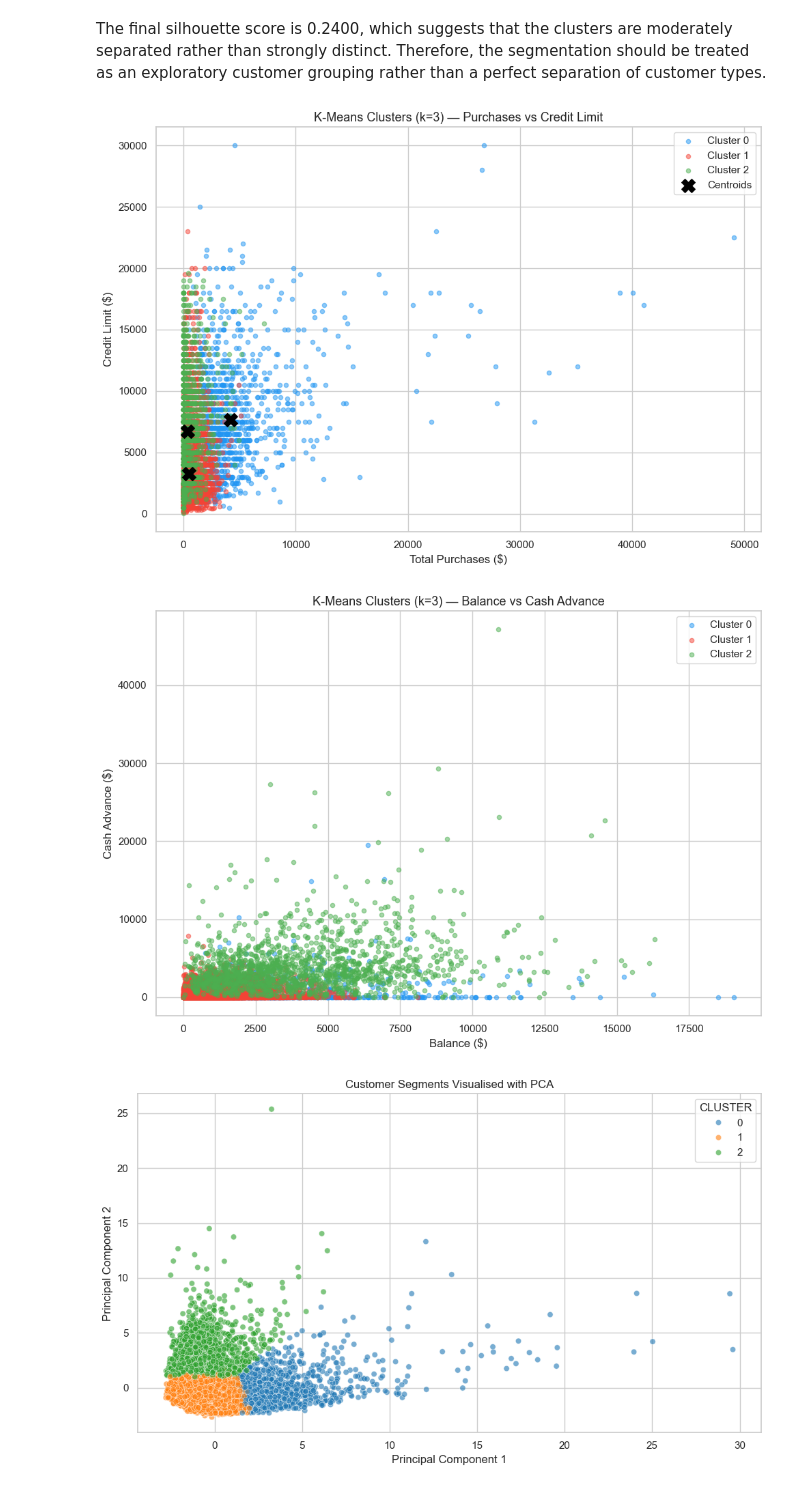
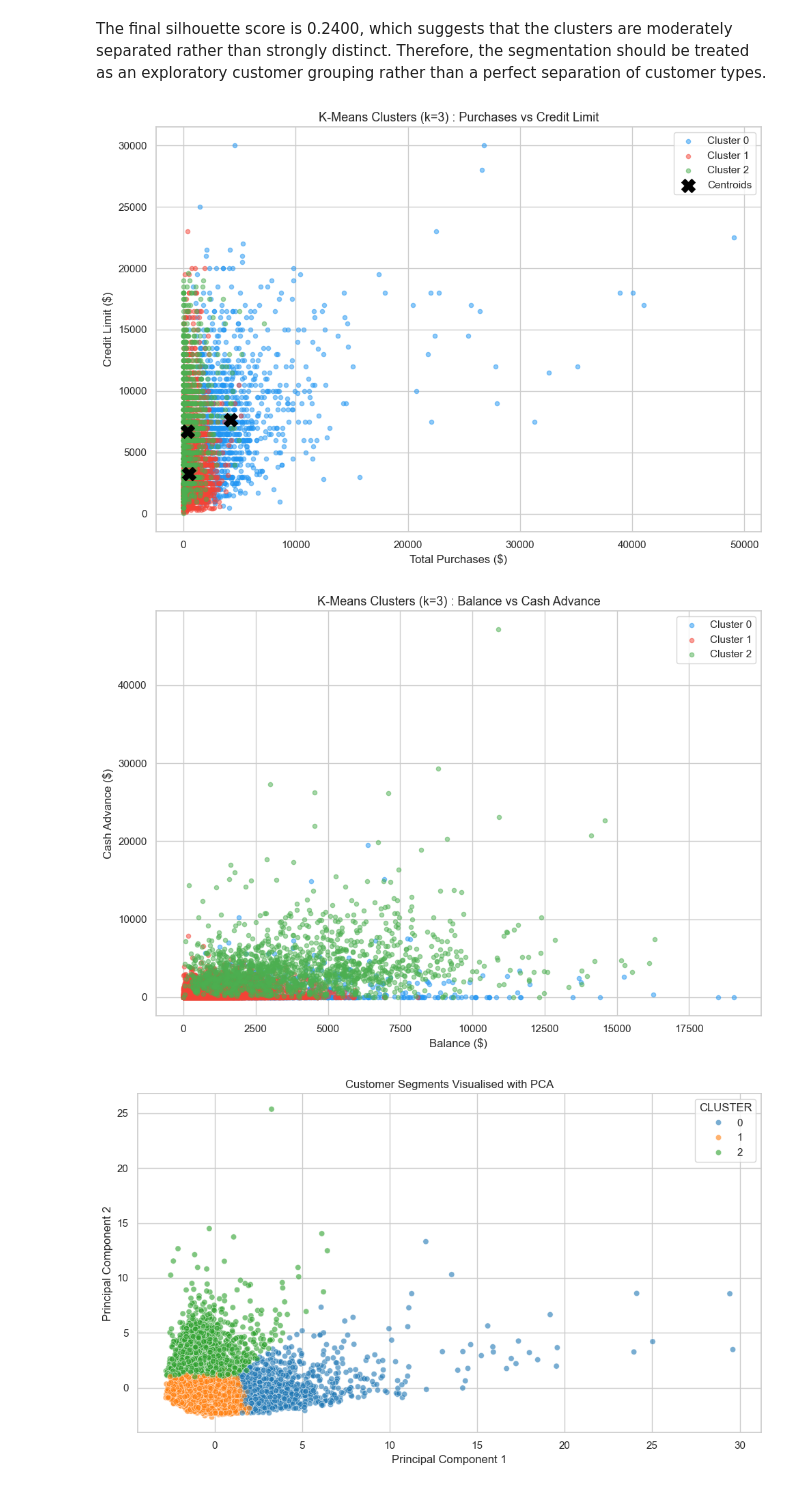
Before and after one commit to victoruzoe/credit-card-customer-segmentation, a Jupyter notebook: notebooks/credit_card_customer_segmentation.ipynb, the cells around one changed output. Drawn from its saved outputs; the diff is of its cells as text; code cells hidden in the pictures.

```diff
--- a/notebooks/credit_card_customer_segmentation.ipynb
+++ b/notebooks/credit_card_customer_segmentation.ipynb
@@ -492,35 +491,35 @@ The final silhouette score is 0.2400, which suggests that the clusters are moder
 # Scatter: PURCHASES vs CREDIT_LIMIT (same axes as original notebook)
 colors = ['#2196F3', '#F44336', '#4CAF50', '#FF9800', '#9C27B0', '#00BCD4']
 
 plt.figure(figsize=(10, 7))
 for c in range(OPTIMAL_K):
     mask = cluster_labels == c
     plt.scatter(
         data_main.loc[mask, 'PURCHASES'],
         data_main.loc[mask, 'CREDIT_LIMIT'],
         s=20, alpha=0.5,
         color=colors[c],
         label=f'Cluster {c}'
     )
 
 # Plot centroids in original (unscaled) space via inverse-transform
 centers_unscaled = scaler.inverse_transform(kmeans_final.cluster_centers_)
 feature_cols = [col for col in data_main.columns if col != 'CLUSTER']
 centers_df = pd.DataFrame(centers_unscaled, columns=feature_cols)
 plt.scatter(
     centers_df['PURCHASES'],
     centers_df['CREDIT_LIMIT'],
     s=200, c='black', marker='X', zorder=5, label='Centroids'
 )
 
-plt.title(f'K-Means Clusters (k={OPTIMAL_K}) — Purchases vs Credit Limit', fontsize=13)
+plt.title(f'K-Means Clusters (k={OPTIMAL_K}) : Purchases vs Credit Limit', fontsize=13)
 plt.xlabel('Total Purchases ($)')
 plt.ylabel('Credit Limit ($)')
 plt.legend()
 plt.tight_layout()
 plt.show()
 # %% [output]
-[figure, old version]
+[figure, new version]
 # %%
 # Additional scatter: BALANCE vs CASH_ADVANCE
 plt.figure(figsize=(10, 7))
@@ -534,14 +533,14 @@ for c in range(OPTIMAL_K):
         label=f'Cluster {c}'
     )
 
-plt.title(f'K-Means Clusters (k={OPTIMAL_K}) — Balance vs Cash Advance', fontsize=13)
+plt.title(f'K-Means Clusters (k={OPTIMAL_K}) : Balance vs Cash Advance', fontsize=13)
 plt.xlabel('Balance ($)')
 plt.ylabel('Cash Advance ($)')
 plt.legend()
 plt.tight_layout()
 plt.show()
 # %% [output]
-[figure, old version]
+[figure, new version]
 # %%
 # Reduce scaled data to two principal components for visualising clusters
 pca = PCA(n_components=2)
```
Also changed, not shown: parts of 10 cells of this notebook, 1 other file.
